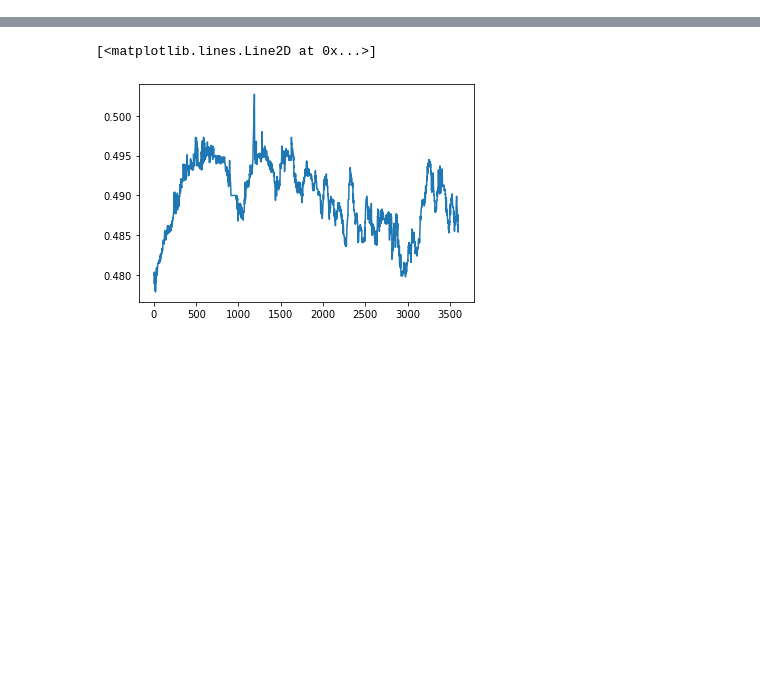
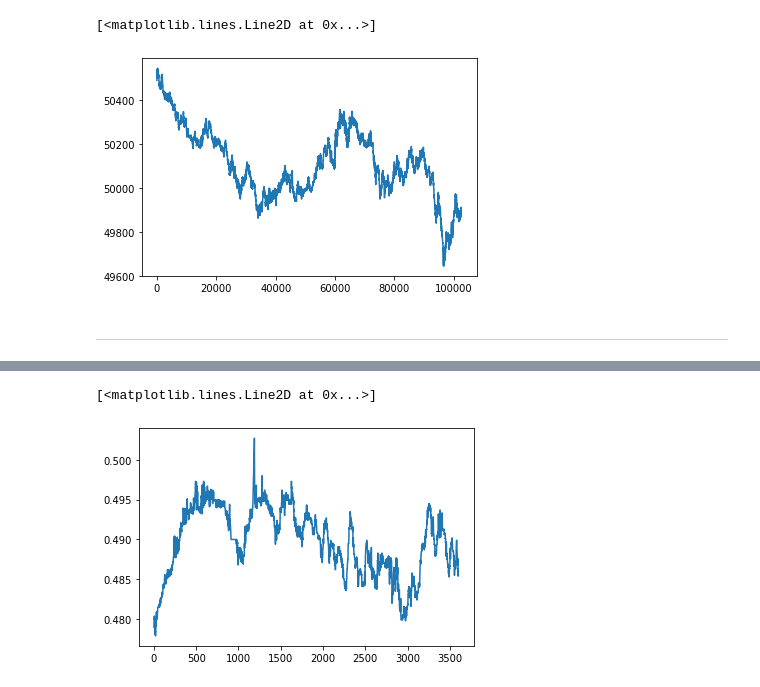
Before and after one commit to julia-claira/crypto, a Jupyter notebook: historical_data.ipynb, the cells around one changed output, grey strips where cells are left out. Cells and saved outputs as stored; diff of their text form; code cells hidden in the pictures; blank space fills up the shorter version.

```diff
--- a/historical_data.ipynb
+++ b/historical_data.ipynb
@@ -22,2 +13,0 @@ print (time_in_utc)
-# %%
-df['new time2']=pd.to_datetime(df['timestamp'],utc=True)
@@ -167,3 +24,0 @@ KeyboardInterrupt:
-# %%
-#change price to a float
-df['price']=df['price'].astype(float)
@@ -170,5 +42,5 @@ df['price']=df['price'].astype(float)
 # %%
-def get_historical_data(the_crypto,the_date,the_time,end_day,end_hour):
+def get_historical_data(the_crypto,the_date,the_time,end_time):
 
     #build data frame for expressed time and crypto
     #UCT time is 8 hours ahead, so this would be 02:00:00am PST
@@ -177,8 +49,6 @@ def get_historical_data(the_crypto,the_date,the_time,end_day,end_hour):
     crypto=the_crypto
     start_time=the_time
     start_date=the_date
-    end_day=end_day #utc day (for now only works if in the same month!!)
-    end_hour=end_hour #utc
     my_limit=2500
     my_df_lenght=my_limit
 
@@ -194,27 +64,14 @@ def get_historical_data(the_crypto,the_date,the_time,end_day,end_hour):
 
     while my_conditions:
 
-        last_time=df.iloc[-1:].timestamp
-        last_hour=int(last_time.str.split('T')[my_df_lenght-1][1].split(':')[0])
-        last_minute=int(last_time.str.split('T')[my_df_lenght-1][1].split(':')[1])
-        last_second=int(last_time.str.split('T')[my_df_lenght-1][1].split(':')[2].split('.')[0])
-        last_day=int(df.iloc[-1:].timestamp[my_df_lenght-1].split('T')[0].split('-')[2])
-        start_time=updatetime(last_hour,last_minute,last_second)
-        ##let's use find_start_time function but recreate so it goes utc to utc
-        print(start_time)
-        if (int(last_day)<int(end_day)):
-            print(start_time)
+        start_time,start_date,utc_time=add_second_nomics(df)
+        if (pd.to_datetime(utc_time)<pd.to_datetime(end_time)):
             my_conditions=True
-        elif (int(last_day)==int(end_day)):
-            if(int(last_hour)<int(end_hour)):
-                print('hit2')
-                my_conditions=True
-            else:
-                    my_conditions=False
         else:
             my_conditions=False
 
         if (my_conditions):
+            print(start_time)
             new_df=pd.DataFrame(new_request(crypto,my_limit,start_date,start_time))
             df=pd.concat([df, new_df])
             df.reset_index(inplace=True)
@@ -224,4 +81,5 @@ def get_historical_data(the_crypto,the_date,the_time,end_day,end_hour):
             request_num=request_num+1
 
 
+
     return df
@@ -270,0 +86,5 @@ historical #time ISO 8601
+# %%
+#!!!!!!!!!!!!!!!!!!!!  RUN THIS FOR HISTORIAL NOMIC  !!!!!!!!!!!!!!!!!!!!
+#is 8 hours ahead
+df=get_historical_data('BTC','2021-12-12','T20%3A30%3A00Z','2021-12-13T00:30:02.000Z')
+start_time,end_time,utc_time=add_second_nomics(df)
@@ -270,0 +109,8 @@ historical #time ISO 8601
+# %%
+my_x=df.price.astype(float)
+plt.plot(my_x)
+# %% [output]
+[<matplotlib.lines.Line2D at 0x...>]
+[figure, added]
+# %% [markdown]
+--------------------------------------------------------------------------------------
```
Also changed, not shown: parts of 17 cells of this notebook.
